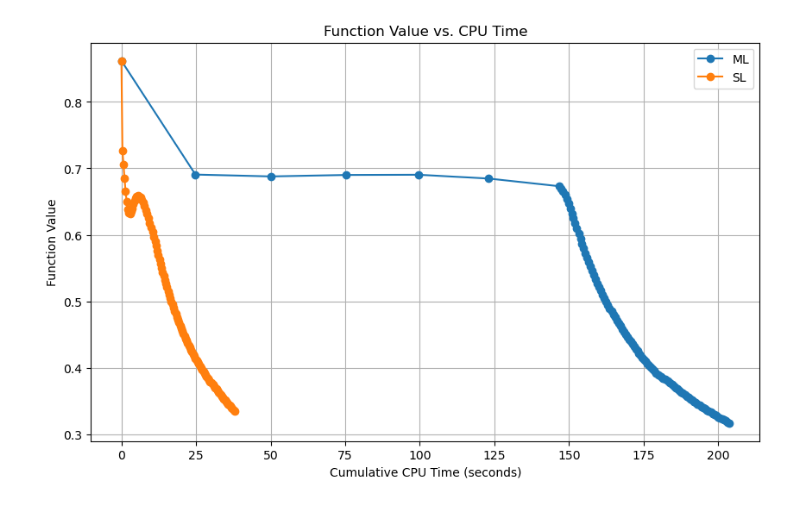
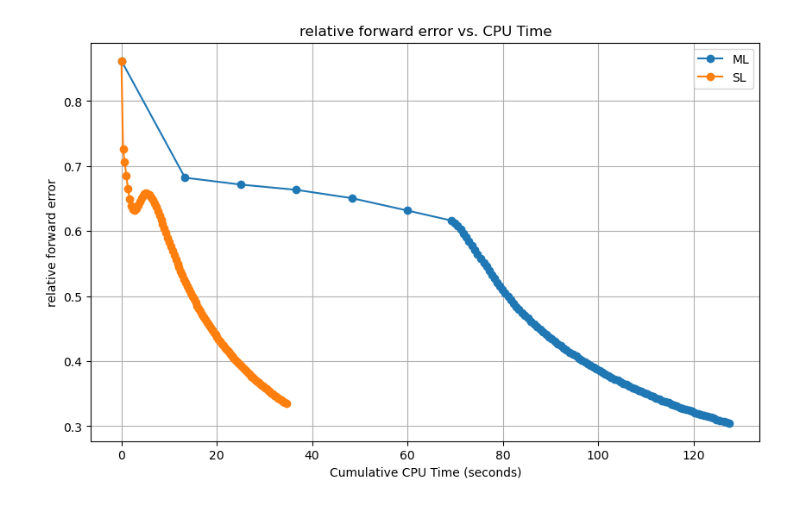
Before and after one commit to yaraelshiaty/MLBPGD, a Jupyter notebook: test_many_levels.ipynb, the cells around one changed output. Cells and saved outputs as stored; diff of their text form; code cells hidden in the pictures.

```diff
--- a/test_many_levels.ipynb
+++ b/test_many_levels.ipynb
@@ -67,3 +67,13 @@ def coarse_condition_v2(y, grad_y, kappa, eta, y_last = None):
+# %%
+def coarse_condition_v2(y, grad_y, kappa, eta, y_last=None):
+    grad_y_norm = matrix_norm(grad_y)
+    if matrix_norm(R(grad_y)) >= kappa * grad_y_norm:
+        if y_last is not None:
+            y_diff_norm = matrix_norm(y_last - y)
+            if y_diff_norm >= eta * matrix_norm(y):
+                return True
+        return y_last is None
+    return False
 # %%
 def coarse_condition_kl(y, grad_y, kappa, eta, y_last = None):
     gcond = (matrix_norm(R(grad_y)) >= kappa * matrix_norm(grad_y))
@@ -107,18 +117,19 @@ def coarse_condition_proj(y, x, lH, uH, lh, uh, kappa):
 # %%
 def MLO_box(fh, y, lh, uh, last_pts: list, l=0, kappa = 0.49, eps = 0.001, verbose = True):
     x = R(y).detach().requires_grad_(True)
-    y0, x0 = y, x.clone().detach().requires_grad_(True)
 
-    fhy0 = fh(y0)
-    fhy0.backward(retain_graph = True)
-    grad_fhy0 = y0.grad.clone()
-    y0.grad.zero_()
+    fhy0 = fh(y)
+    #fhy0.backward(retain_graph = True)
+    fhy0.backward()
+    grad_fhy0 = y.grad.clone()
+    y.grad.zero_()
 
     if coarse_condition_v2(y, grad_fhy0, kappa, eps, last_pts[l]):
     #if coarse_condition_v3(grad_fhy0, kappa, eps):
         print(l, ' : coarse correction activated')
-        last_pts[l] = y0.clone().detach()
+        last_pts[l] = y.clone().detach()
 
+        x0 = x.clone().detach().requires_grad_(True)
         fH = lambda x: fcts.kl_distance(x, A[l+1], b[l+1])
         fHx0 = fH(x0)
         fHx0.backward(retain_graph = True)
@@ -128,28 +139,29 @@ def MLO_box(fh, y, lh, uh, last_pts: list, l=0, kappa = 0.49, eps = 0.001, verbo
         kappa = R(grad_fhy0) - grad_fHx0
 
         psi = lambda x: fH(x) + torch.sum(kappa * x)
-        lH, uH = box_bounds(y0, x, P_inf, lh, uh)
+        lH, uH = box_bounds(y, x, P_inf, lh, uh, P_nonzero[l])
 
         logvH_new = mylog(x - lH) - mylog(uH - x)
         for i in range(maxIter[l]):
-            x.retain_grad()
+            #x.retain_grad()
             val, logvH_new = fcts.BSMART_general(psi, x, logvH_new, tau[l+1], lH, uH)
-            x = val.clone().detach().requires_grad_(True)
+            x = val.detach().requires_grad_(True)
 
         if l < max_levels-1:
             x, last_pts = MLO_box(psi, x,lH, uH, last_pts, l+1, verbose=verbose)
 
         d = P(x-x0)
-        y, a = armijo_linesearch(fh, y0, d)
+        z, _ = armijo_linesearch(fh, y, d)
+        y = z.detach().requires_grad_(True)
     else:
         print(l, ' : coarse correction not activated')
 
     logvh_new = mylog(y - lh) - mylog(uh - y)
 
     for i in range(maxIter[l]):
-        y.retain_grad()
+        #y.retain_grad()
         yval, logvh_new = fcts.BSMART_general(fh, y, logvh_new, tau[l], lh, uh)
-        y = yval.clone().detach().requires_grad_(True)
+        y = yval.detach().requires_grad_(True)
     return y, last_pts
 # %%
 P_inf = 1
@@ -208,5 +220,6 @@ Overall time for all iterations: 212.387142 seconds
 # %%
-w0 = torch.ones(N, N, requires_grad = True)*0.5
+w0 = torch.ones(N, N) * 0.5
+w0.requires_grad_(True)
 
 rel_f_err_SL = []
 rel_f_err_SL.append((matrix_norm(w0 - x_torch)/matrix_norm(w0)).item())
@@ -220,7 +233,7 @@ logv_new = (w0 - lh) / (uh - w0)
 for i in range(100):
     iteration_start_time_SL = time.time()  # Start timing for this iteration
 
-    val, logv_new = fcts.BSMART_general(fh, w0, logv_new, tau0, lh, uh)
+    w0, logv_new = fcts.BSMART_general(fh, w0, logv_new, tau0, lh, uh)
 
     iteration_end_time_SL = time.time()  # End timing for this iteration
     iteration_time_SL = iteration_end_time_SL - iteration_start_time_SL  # Calculate elapsed time for this iteration
@@ -257,17 +260,17 @@ Overall time for all iterations: 47.618974 seconds
 # %%
 plt.figure(figsize=(10, 6))
 #plt.plot(cumaltive_times_ML, fval_ML, marker='o', linestyle='-', label = 'ML')
 #plt.plot(cumaltive_times_SL, fval_SL, marker='o', linestyle='-', label = 'SL')
 plt.plot(cumaltive_times_ML, rel_f_err, marker='o', linestyle='-', label = 'ML')
 plt.plot(cumaltive_times_SL, rel_f_err_SL, marker='o', linestyle='-', label = 'SL')
 plt.xlabel('Cumulative CPU Time (seconds)')
-plt.ylabel('Function Value')
-plt.title('Function Value vs. CPU Time')
+plt.ylabel('relative forward error')
+plt.title('relative forward error vs. CPU Time')
 plt.grid(True)
 plt.legend()
 plt.show()
 # %% [output]
-[figure, old version]
+[figure, new version]
 # %%
 plt.imshow(z0.detach().numpy(), cmap = 'gray')
 # %% [output]
```
Also changed, not shown: parts of 8 cells of this notebook, 1 other file.
